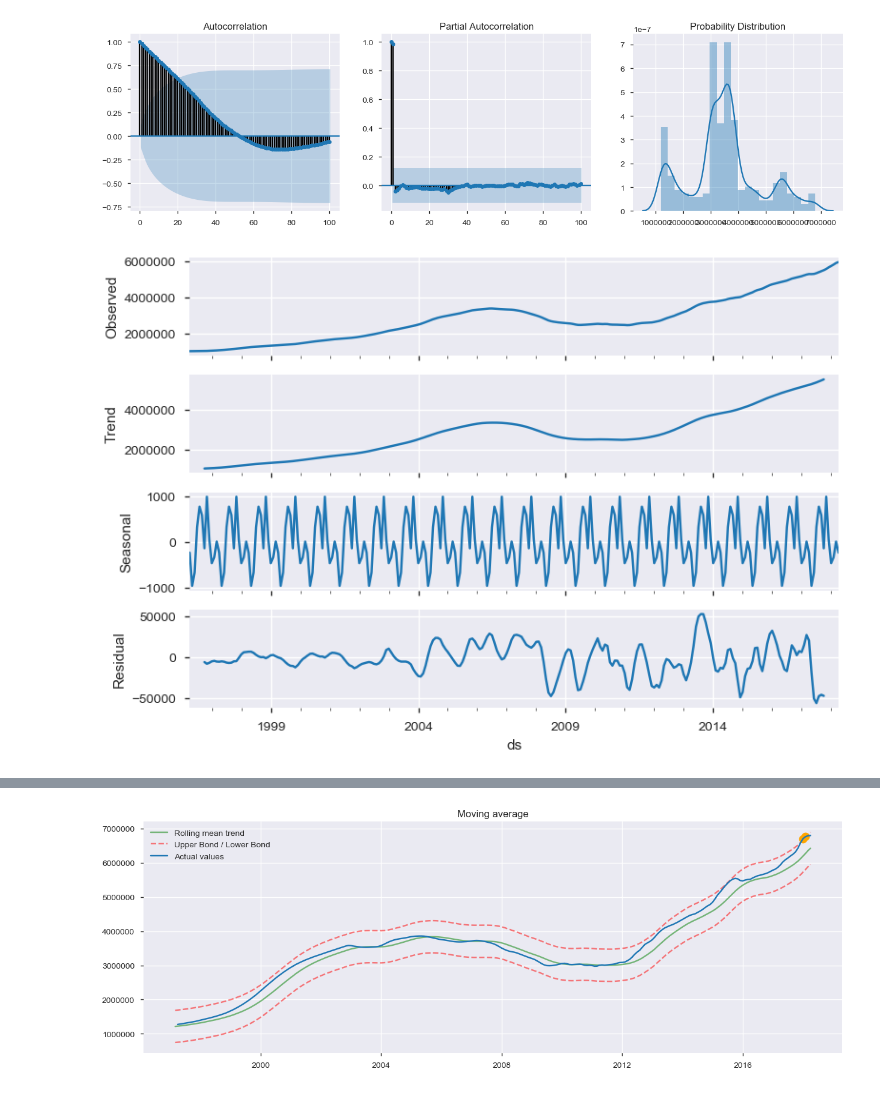
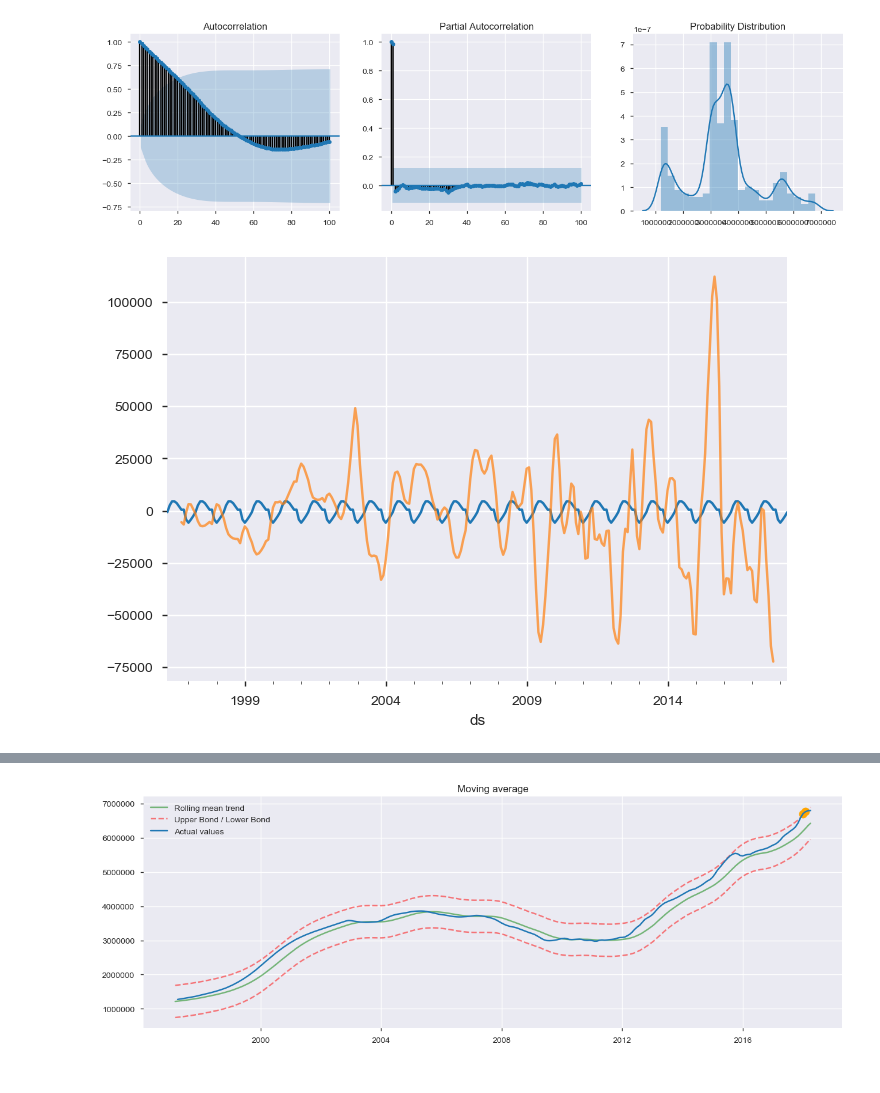
Before and after one commit to janellejolliff/zillow-analysis-and-forecasting, a Jupyter notebook: proj_3_zillow.ipynb, the cells around one changed output, grey strips where cells are left out. Cells and saved outputs as stored; diff of their text form; code cells hidden in the pictures.

```diff
--- a/proj_3_zillow.ipynb
+++ b/proj_3_zillow.ipynb
@@ -71,8 +72,8 @@ def plot_data_properties(data, lags=12):
 # %%
 # seasonal decomposition
 def seas_decomp(zip_code):
-    result = seasonal_decompose(zip_2)
-    fig = result.plot()
+    result = seasonal_decompose(zip_code)
+    fig= result.seasonal.plot(), result.resid.plot(alpha=0.7)
 # %%
 # plot moving average with anomolies
 def plot_moving_avg(series, window=12, plot_intervals=True, scale=2,
@@ -514,6 +418,6 @@ plot_data_properties(zip_1, 100)
 [figure]
 [figure]
 # %%
-seas_decomp(zip_1)
+seas_decomp(zip_1.y)
 # %% [output]
-[figure, old version]
+[figure, new version]
```
Also changed, not shown: parts of 33 cells of this notebook.
